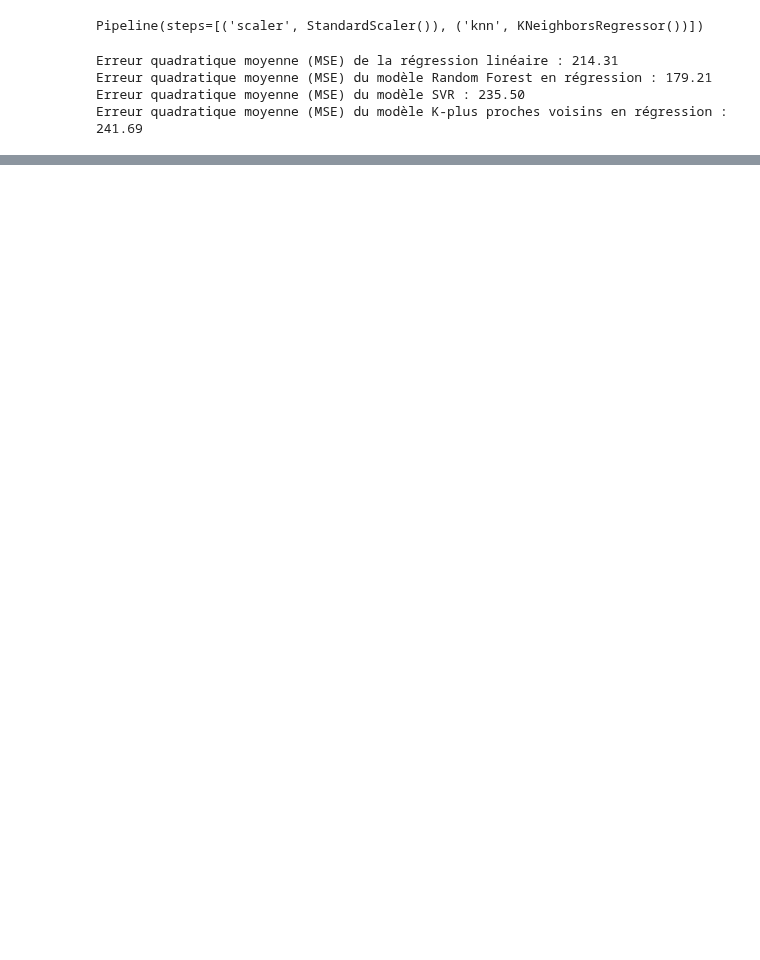
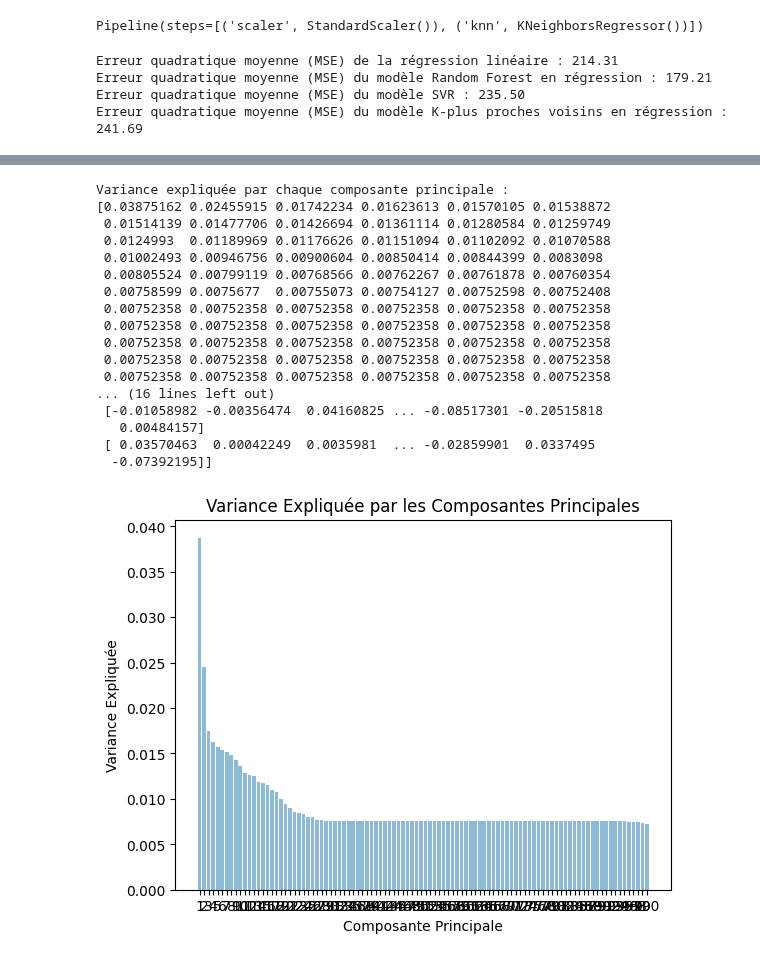
Before and after one commit to MatteoGentili/Apprentissage_Automatique_Project, a Jupyter notebook: Python_files/train.ipynb, the cells around one changed output, grey strips where cells are left out. Cells and saved outputs as stored; diff of their text form; code cells hidden in the pictures; blank space fills up the shorter version.

Commit message:
Variance expliquée

```diff
--- a/Python_files/train.ipynb
+++ b/Python_files/train.ipynb
@@ -140,0 +198,59 @@ plt.show()
+# %%
+import pandas as pd
+from sklearn.decomposition import PCA
+from sklearn.preprocessing import StandardScaler
+import matplotlib.pyplot as plt
+
+
+
+# mise à l'échelle
+scaler = StandardScaler()
+X_scaled = scaler.fit_transform(X)
+
+# PCA
+pca = PCA(n_components=100)
+
+# Ajustez et transformez les données
+X_pca = pca.fit_transform(X_scaled)
+
+# Les données ont maintenant été réduites en 2 composantes principales (ou le nombre que vous avez spécifié)
+
+# composantes principales et variance expliquée
+explained_variance = pca.explained_variance_ratio_
+print("Variance expliquée par chaque composante principale :")
+print(explained_variance)
+
+
+principal_components = pca.components_
+print("Composantes principales :")
+print(principal_components)
+
+
+
+
+# graphique à barres pour afficher les variances expliquées
+plt.bar(range(1, len(explained_variance) + 1), explained_variance, alpha=0.5, align='center')
+plt.xlabel('Composante Principale')
+plt.ylabel('Variance Expliquée')
+plt.title('Variance Expliquée par les Composantes Principales')
+plt.xticks(range(1, len(explained_variance) + 1))
+plt.show()
+# %% [output]
+Variance expliquée par chaque composante principale :
+[0.03875162 0.02455915 0.01742234 0.01623613 0.01570105 0.01538872
+ 0.01514139 0.01477706 0.01426694 0.01361114 0.01280584 0.01259749
+ 0.0124993  0.01189969 0.01176626 0.01151094 0.01102092 0.01070588
+ 0.01002493 0.00946756 0.00900604 0.00850414 0.00844399 0.0083098
+ 0.00805524 0.00799119 0.00768566 0.00762267 0.00761878 0.00760354
+ 0.00758599 0.0075677  0.00755073 0.00754127 0.00752598 0.00752408
+ 0.00752358 0.00752358 0.00752358 0.00752358 0.00752358 0.00752358
+ 0.00752358 0.00752358 0.00752358 0.00752358 0.00752358 0.00752358
+ 0.00752358 0.00752358 0.00752358 0.00752358 0.00752358 0.00752358
+ 0.00752358 0.00752358 0.00752358 0.00752358 0.00752358 0.00752358
+ 0.00752358 0.00752358 0.00752358 0.00752358 0.00752358 0.00752358
+... (16 lines left out)
+ [-0.01058982 -0.00356474  0.04160825 ... -0.08517301 -0.20515818
+   0.00484157]
+ [ 0.03570463  0.00042249  0.0035981  ... -0.02859901  0.0337495
+  -0.07392195]]
+[figure, added]
```
Also changed, not shown: parts of 5 cells of this notebook, 1 other file.
